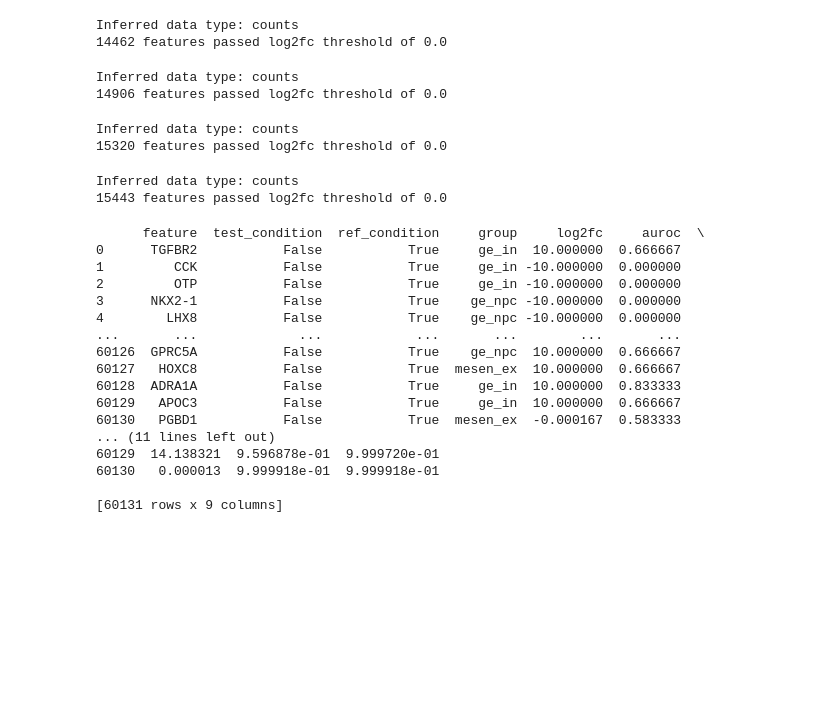
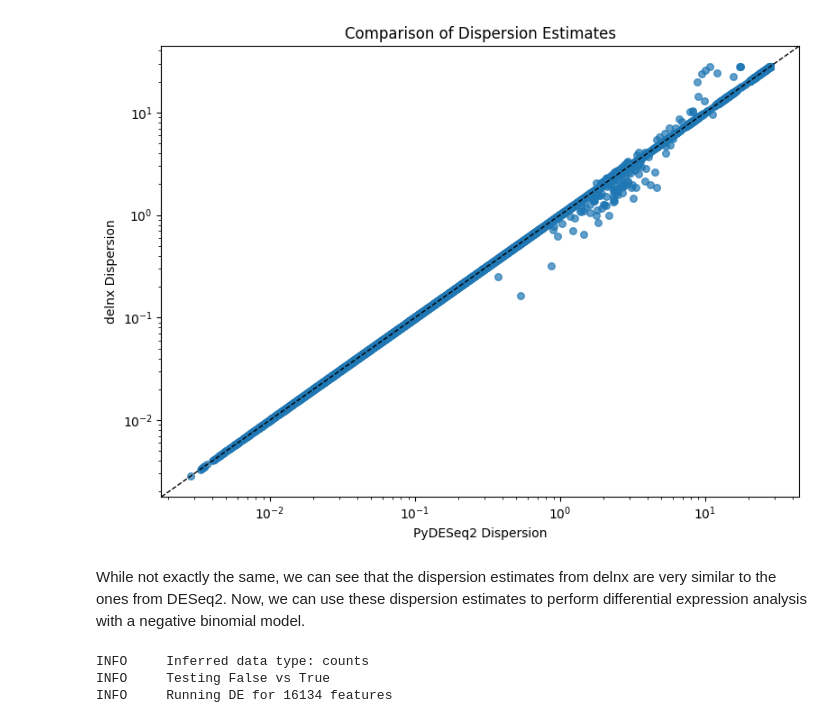
Before and after one commit to joschif/delnx, a Jupyter notebook: docs/notebooks/nb.ipynb, the cells around one changed output. Saved outputs shown, nothing was run; the diff lists cells and outputs as text; code cells hidden in the pictures; blank space fills up the shorter version.

```diff
--- a/docs/notebooks/nb.ipynb
+++ b/docs/notebooks/nb.ipynb
@@ -25,0 +32,12 @@ Now we have size factors for each cell and dispersion estimates for each gene st
+# %%
+adata.var["delnx_dispersions"] = adata.var["dispersions"].copy()
+# %%
+from pydeseq2.dds import DefaultInference, DeseqDataSet
+
+inference = DefaultInference()
+dds_icpt = DeseqDataSet(
+    adata=adata,
+    design="~ GLI3_KO",
+    inference=inference,
+)
+dds_icpt.deseq2()
@@ -26,38 +65,34 @@ Now we have size factors for each cell and dispersion estimates for each gene st
+# %%
+plt.figure(figsize=(8, 6))
+plt.scatter(
+    dds_icpt.var["MAP_dispersions"],
+    dds_icpt.var["delnx_dispersions"],
+    s=30,
+    alpha=0.7,
+)
+plt.axline((0, 0), slope=1, color="black", linestyle="--", linewidth=1, label="y=x")
+plt.xscale("log")
+plt.yscale("log")
+plt.xlabel("PyDESeq2 Dispersion")
+plt.ylabel("delnx Dispersion")
+plt.title("Comparison of Dispersion Estimates")
+plt.tight_layout()
+plt.show()
+plt.close()
+# %% [output]
+[figure, added]
+# %% [markdown]
+While not exactly the same, we can see that the dispersion estimates from delnx are very similar to the ones from DESeq2. Now, we can use these dispersion estimates to perform differential expression analysis with a negative binomial model.
 # %%
 # Run differential expression analysis with negative binomial model
 de_results = dx.tl.de(
     adata,
     method="negbinom",  # Use negative binomial model for DE analysis
     condition_key="GLI3_KO",  # Key for condition variable
-    group_key="cell_type",  # Key for grouping variable
-    size_factor_key="size_factor",  # Key for size factors
-    dispersion_key="dispersion",  # Key for dispersion estimates
+    size_factor_key="size_factors",  # Key for size factors
+    dispersion_key="delnx_dispersions",  # Key for dispersion estimates
 )
-
-print(de_results)
 # %% [output]
-Inferred data type: counts
-14462 features passed log2fc threshold of 0.0
+INFO     Inferred data type: counts
+INFO     Testing False vs True
+INFO     Running DE for 16134 features
-Inferred data type: counts
-14906 features passed log2fc threshold of 0.0
-Inferred data type: counts
-15320 features passed log2fc threshold of 0.0
-Inferred data type: counts
-15443 features passed log2fc threshold of 0.0
-      feature  test_condition  ref_condition     group     log2fc     auroc  \
-0      TGFBR2           False           True     ge_in  10.000000  0.666667
-1         CCK           False           True     ge_in -10.000000  0.000000
-2         OTP           False           True     ge_in -10.000000  0.000000
-3      NKX2-1           False           True    ge_npc -10.000000  0.000000
-4        LHX8           False           True    ge_npc -10.000000  0.000000
-...       ...             ...            ...       ...        ...       ...
-60126  GPRC5A           False           True    ge_npc  10.000000  0.666667
-60127   HOXC8           False           True  mesen_ex  10.000000  0.666667
-60128  ADRA1A           False           True     ge_in  10.000000  0.833333
-60129   APOC3           False           True     ge_in  10.000000  0.666667
-60130   PGBD1           False           True  mesen_ex  -0.000167  0.583333
-... (11 lines left out)
-60129  14.138321  9.596878e-01  9.999720e-01
-60130   0.000013  9.999918e-01  9.999918e-01
-
-[60131 rows x 9 columns]
```
Also changed, not shown: parts of 5 cells of this notebook.
